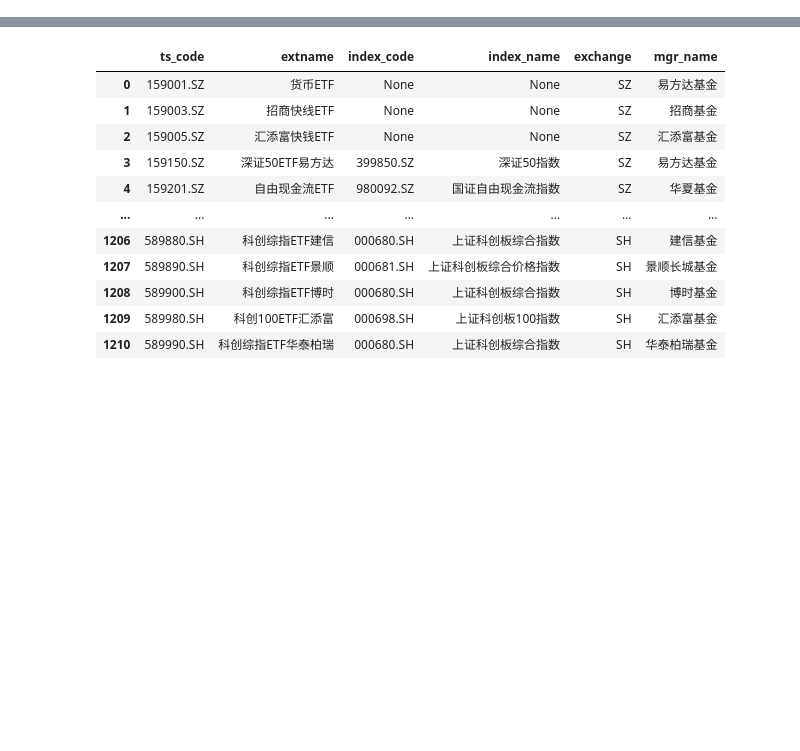
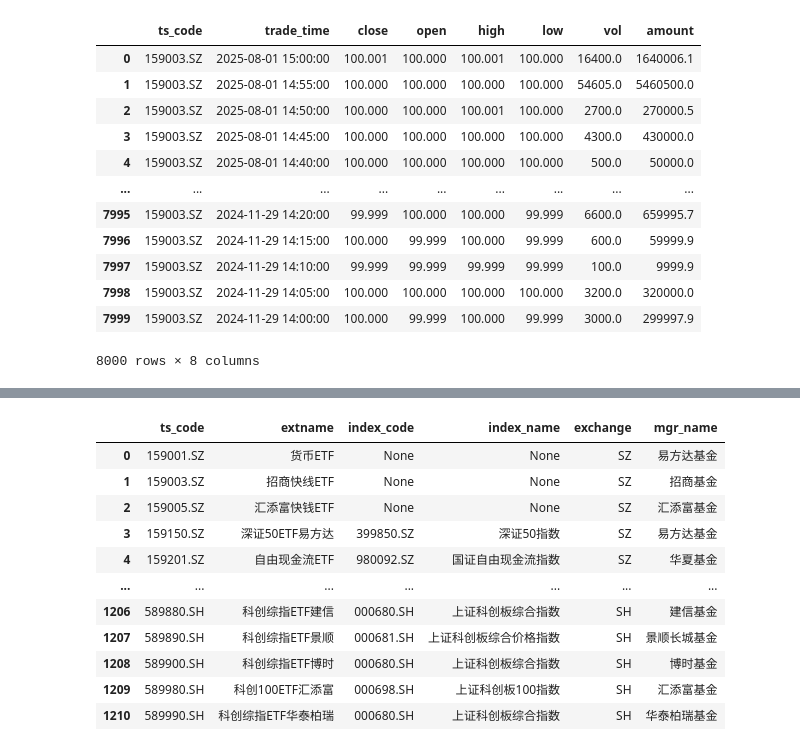
Before and after one commit to fffyyzhang/quant_data, a Jupyter notebook: jupyter/test.ipynb, the cells around one changed output, grey strips where cells are left out. Saved outputs shown, nothing was run; the diff lists cells and outputs as text; code cells hidden in the pictures; blank space fills up the shorter version.

```diff
--- a/jupyter/test.ipynb
+++ b/jupyter/test.ipynb
@@ -8,3 +8,20 @@ import logging
 import akshare as ak
 ts.set_token('b9b26e60eb1a7ffb3578ae28d43d113c63be23d63b13a9feea0340f4')  # 替换为实际Token
 pro = ts.pro_api()
+# %%
+df = ts.pro_bar(ts_code='159003.SZ', adj='hfq', start_date='20240701', end_date='20250803', freq='5min', asset='FD')
+df
+# %% [output]
+|  | ts_code | trade_time | close | open | high | low | vol | amount |
+| 0 | 159003.SZ | 2025-08-01 15:00:00 | 100.001 | 100.000 | 100.001 | 100.000 | 16400.0 | 1640006.1 |
+| 1 | 159003.SZ | 2025-08-01 14:55:00 | 100.000 | 100.000 | 100.000 | 100.000 | 54605.0 | 5460500.0 |
+| 2 | 159003.SZ | 2025-08-01 14:50:00 | 100.000 | 100.000 | 100.001 | 100.000 | 2700.0 | 270000.5 |
+| 3 | 159003.SZ | 2025-08-01 14:45:00 | 100.000 | 100.000 | 100.000 | 100.000 | 4300.0 | 430000.0 |
+| 4 | 159003.SZ | 2025-08-01 14:40:00 | 100.000 | 100.000 | 100.000 | 100.000 | 500.0 | 50000.0 |
+| ... | ... | ... | ... | ... | ... | ... | ... | ... |
+| 7995 | 159003.SZ | 2024-11-29 14:20:00 | 99.999 | 100.000 | 100.000 | 99.999 | 6600.0 | 659995.7 |
+| 7996 | 159003.SZ | 2024-11-29 14:15:00 | 100.000 | 99.999 | 100.000 | 99.999 | 600.0 | 59999.9 |
+| 7997 | 159003.SZ | 2024-11-29 14:10:00 | 99.999 | 99.999 | 99.999 | 99.999 | 100.0 | 9999.9 |
+| 7998 | 159003.SZ | 2024-11-29 14:05:00 | 100.000 | 100.000 | 100.000 | 100.000 | 3200.0 | 320000.0 |
+| 7999 | 159003.SZ | 2024-11-29 14:00:00 | 100.000 | 99.999 | 100.000 | 99.999 | 3000.0 | 299997.9 |
+8000 rows × 8 columns
```
Also changed, not shown: parts of 1 cell of this notebook, 1 other file.
